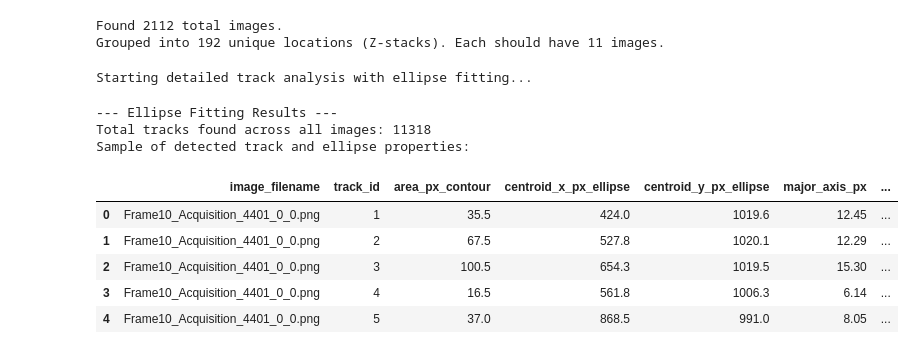
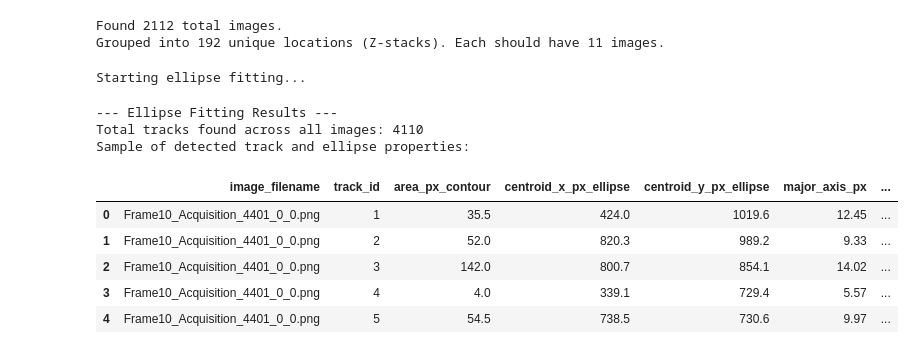
Before and after one commit to cgalelli/PrimusCode, a Jupyter notebook: Optimus_primus.ipynb, the cells around one changed output. Cells and saved outputs as stored; diff of their text form; code cells hidden in the pictures.

```diff
--- a/Optimus_primus.ipynb
+++ b/Optimus_primus.ipynb
@@ -130,16 +130,19 @@ print("Starting ellipse fitting...")
 
 ellipse_analysis_results = []
 
+preprocessing_fn = smp.encoders.get_preprocessing_fn(ENCODER, ENCODER_WEIGHTS)
+preprocessing = get_preprocessing(preprocessing_fn)
+
 for group_key, file_list in tqdm(image_groups.items(), desc="Ellipse Analysis"):
 
     group_masks = []
 
-    for image_path in file_list:
+    for image_path in file_list[5:7]:
         # Load and preprocess image
         image = cv2.imread(image_path)
         image = cv2.cvtColor(image, cv2.COLOR_BGR2RGB)
 
-        sample = get_preprocessing(image=image)
+        sample = preprocessing(image=image)
         preprocessed_image = sample['image'].unsqueeze(0).to(DEVICE, dtype=torch.float32)
 
         with torch.no_grad():
@@ -179,11 +182,15 @@ for group_key, file_list in tqdm(image_groups.items(), desc="Ellipse Analysis"):
         # 2. Get the area and centroid from the contour for consistency with new data
         area_px_contour = cv2.contourArea(contour)
 
-        ellipticity = major_axis_len_px / minor_axis_len_px
+        if minor_axis_len_px == 0:
+            eccentricity = np.nan  # Avoid division by zero
+        else:
+            eccentricity = major_axis_len_px / minor_axis_len_px
 
-        projector = np.quantile(np.nan_to_num(ellipticity, nan=0), 0.95)
+        projector = np.quantile(np.nan_to_num(eccentricity, nan=0), 0.95)
 
-        proj_len_px = major_axis_len_px * projector/ellipticity
+        proj_len_px = (4 * area_px_contour * projector) / (np.pi * major_axis_len_px)
+        proj_len_px2 = major_axis_len_px * projector / eccentricity
 
         # 3. Store properties
         track_props = {
@@ -192,39 +199,39 @@ for group_key, file_list in tqdm(image_groups.items(), desc="Ellipse Analysis"):
             "area_px_contour": round(area_px_contour, 1),
             # Ellipse properties (in pixels)
             "centroid_x_px_ellipse": round(center_x, 1),
             "centroid_y_px_ellipse": round(center_y, 1),
             "major_axis_px": round(major_axis_len_px, 2),
             "minor_axis_px": round(minor_axis_len_px, 2),
             "orientation_deg": round(orientation_deg, 2),
-            "ellipticity": round(ellipticity, 2),
+            "eccentricity": round(eccentricity, 2),
             "proj_len_px": round(proj_len_px, 2),
-
+            "proj_len_px2": round(proj_len_px2, 2),
         }
 
         # Convert to physical units if resolution is known (from Cell 2)
         if PIXEL_RESOLUTION_UM_PER_PX is not None:
-            track_props['proj_len_um'] = round(proj_len_px * PIXEL_RESOLUTION_UM_PER_PX, 3)
+            track_props['proj_len_um'] = round(proj_len_px * PIXEL_RESOLUTION_UM_PER_PX, 2)
 
         ellipse_analysis_results.append(track_props)
         track_id_counter += 1
 
 
 # 4. Convert results to a DataFrame and display a sample
 df_ellipse_results = pd.DataFrame(ellipse_analysis_results)
 
 print(f"\n--- Ellipse Fitting Results ---\nTotal tracks found across all images: {len(df_ellipse_results)}")
 print("Sample of detected track and ellipse properties:")
 
 # Display the dataframe with the new columns
 df_ellipse_results.head()
 # %% [output]
-Starting detailed track analysis with ellipse fitting...
+Starting ellipse fitting...
 --- Ellipse Fitting Results ---
-Total tracks found across all images: 11318
+Total tracks found across all images: 4110
 Sample of detected track and ellipse properties:
 |  | image_filename | track_id | area_px_contour | centroid_x_px_ellipse | centroid_y_px_ellipse | major_axis_px | ... |
 | 0 | Frame10_Acquisition_4401_0_0.png | 1 | 35.5 | 424.0 | 1019.6 | 12.45 | ... |
-| 1 | Frame10_Acquisition_4401_0_0.png | 2 | 67.5 | 527.8 | 1020.1 | 12.29 | ... |
-| 2 | Frame10_Acquisition_4401_0_0.png | 3 | 100.5 | 654.3 | 1019.5 | 15.30 | ... |
-| 3 | Frame10_Acquisition_4401_0_0.png | 4 | 16.5 | 561.8 | 1006.3 | 6.14 | ... |
-| 4 | Frame10_Acquisition_4401_0_0.png | 5 | 37.0 | 868.5 | 991.0 | 8.05 | ... |
+| 1 | Frame10_Acquisition_4401_0_0.png | 2 | 52.0 | 820.3 | 989.2 | 9.33 | ... |
+| 2 | Frame10_Acquisition_4401_0_0.png | 3 | 142.0 | 800.7 | 854.1 | 14.02 | ... |
+| 3 | Frame10_Acquisition_4401_0_0.png | 4 | 4.0 | 339.1 | 729.4 | 5.57 | ... |
+| 4 | Frame10_Acquisition_4401_0_0.png | 5 | 54.5 | 738.5 | 730.6 | 9.97 | ... |
```
Also changed, not shown: parts of 9 cells of this notebook.
